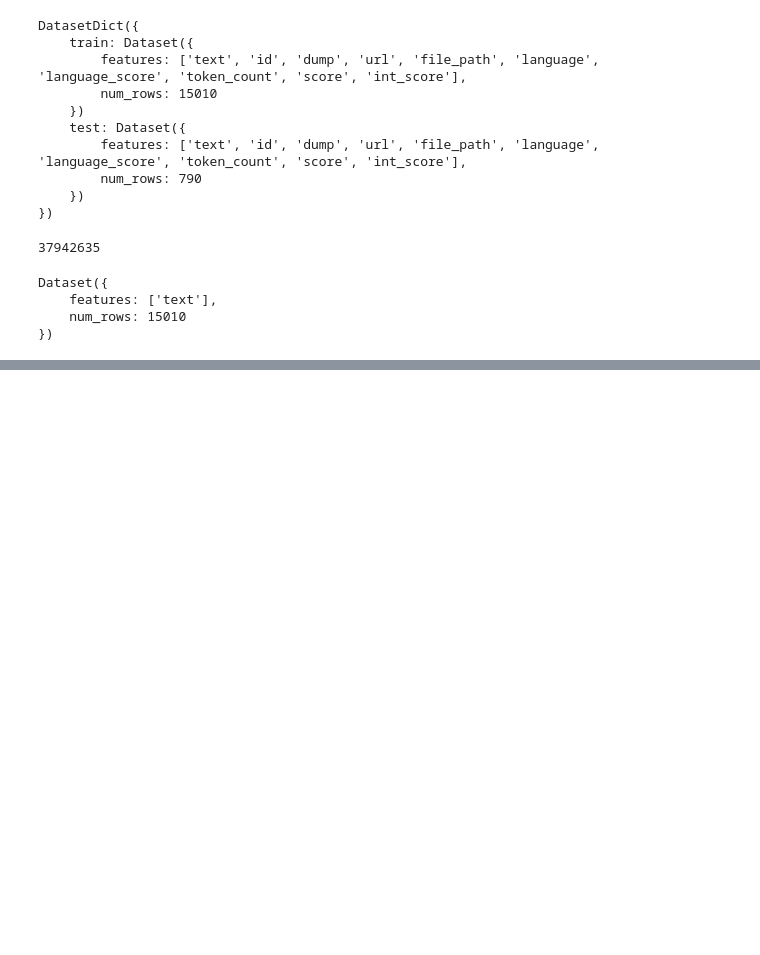
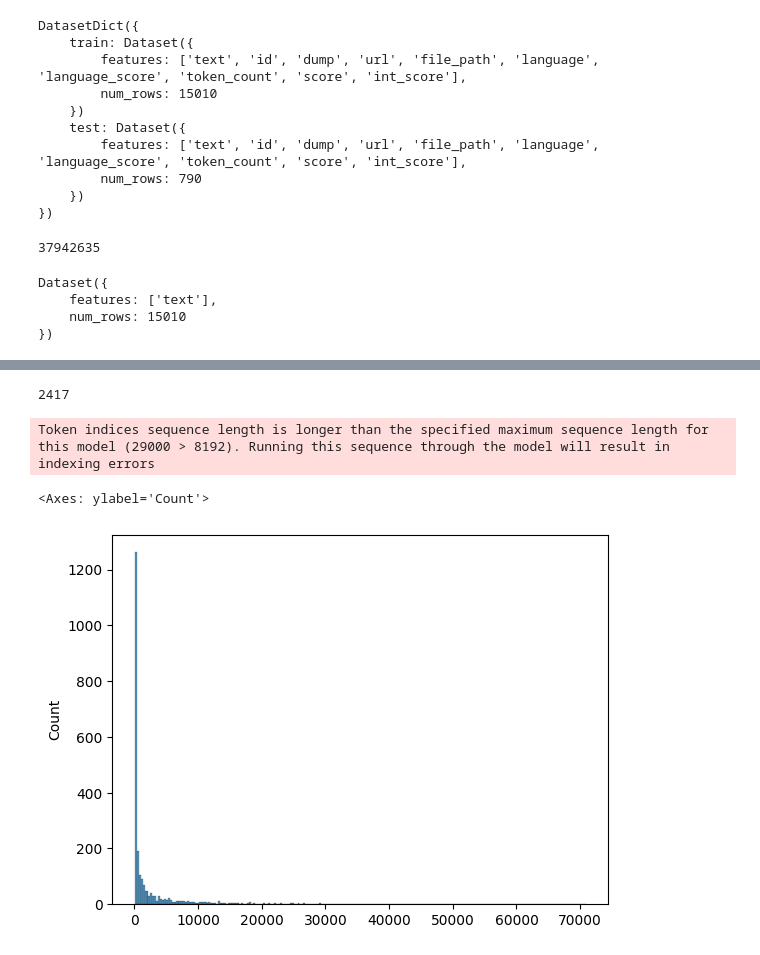
Before and after one commit to JH-lee95/continual-pre-training-rslora, a Jupyter notebook: src/ipynbs/data_preprocessing.ipynb, the cells around one changed output, grey strips where cells are left out. Drawn from its saved outputs; the diff is of its cells as text; code cells hidden in the pictures; blank space fills up the shorter version.

Commit message:
data processing

```diff
--- a/src/ipynbs/data_preprocessing.ipynb
+++ b/src/ipynbs/data_preprocessing.ipynb
@@ -239,0 +645,14 @@ Dataset({
+# %%
+def process_file(file):
+    with open(book_path + file, "r", encoding="utf-8-sig") as f:
+        data = json.load(f)
+    if data["metadata"]["kdc_label"] in selected_category:
+        return data
+    else:
+        return None  # 불필요한 데이터 처리 방지
+
+dataset = []
+with ProcessPoolExecutor(max_workers=16) as executor:
+    results = list(tqdm(executor.map(process_file, file_list), total=len(file_list)))
+
+dataset.extend(filter(None, results))  # None 값 제거
@@ -239,0 +680,10 @@ Dataset({
+# %%
+df=pd.DataFrame(dataset)
+# %%
+df["chapter"]=df["chapter"].fillna("")
+# %%
+sample_text=df.groupby(["doc_id","chapter"])["passage"].sum()
+# %%
+len(sample_text)
+# %% [output]
+2417
@@ -239,0 +696,6 @@ Dataset({
+# %%
+sns.histplot([len(tokenizer.tokenize(t)) for t in sample_text])
+# %% [output]
+Token indices sequence length is longer than the specified maximum sequence length for this model (29000 > 8192). Running this sequence through the model will result in indexing errors
+<Axes: ylabel='Count'>
+[figure, added]
```
Also changed, not shown: parts of 115 cells of this notebook, 3 other files.
